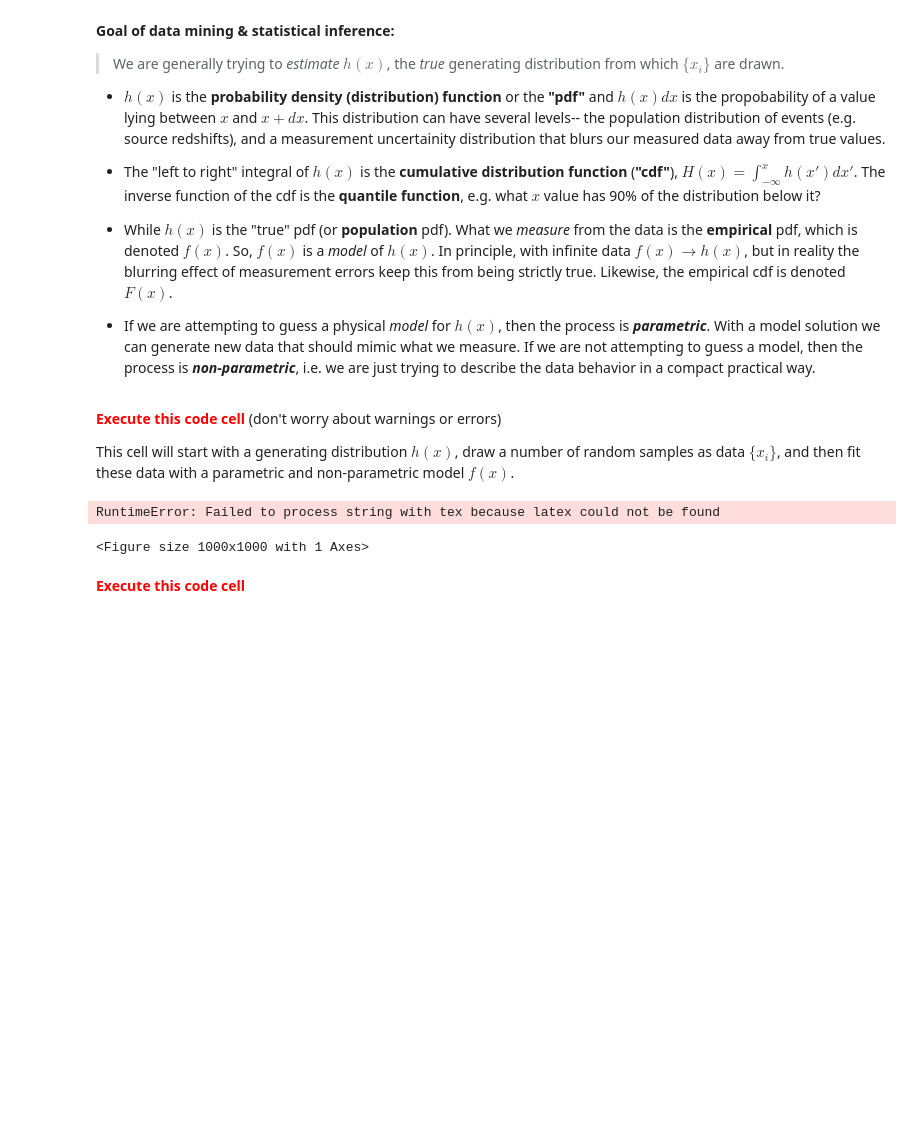
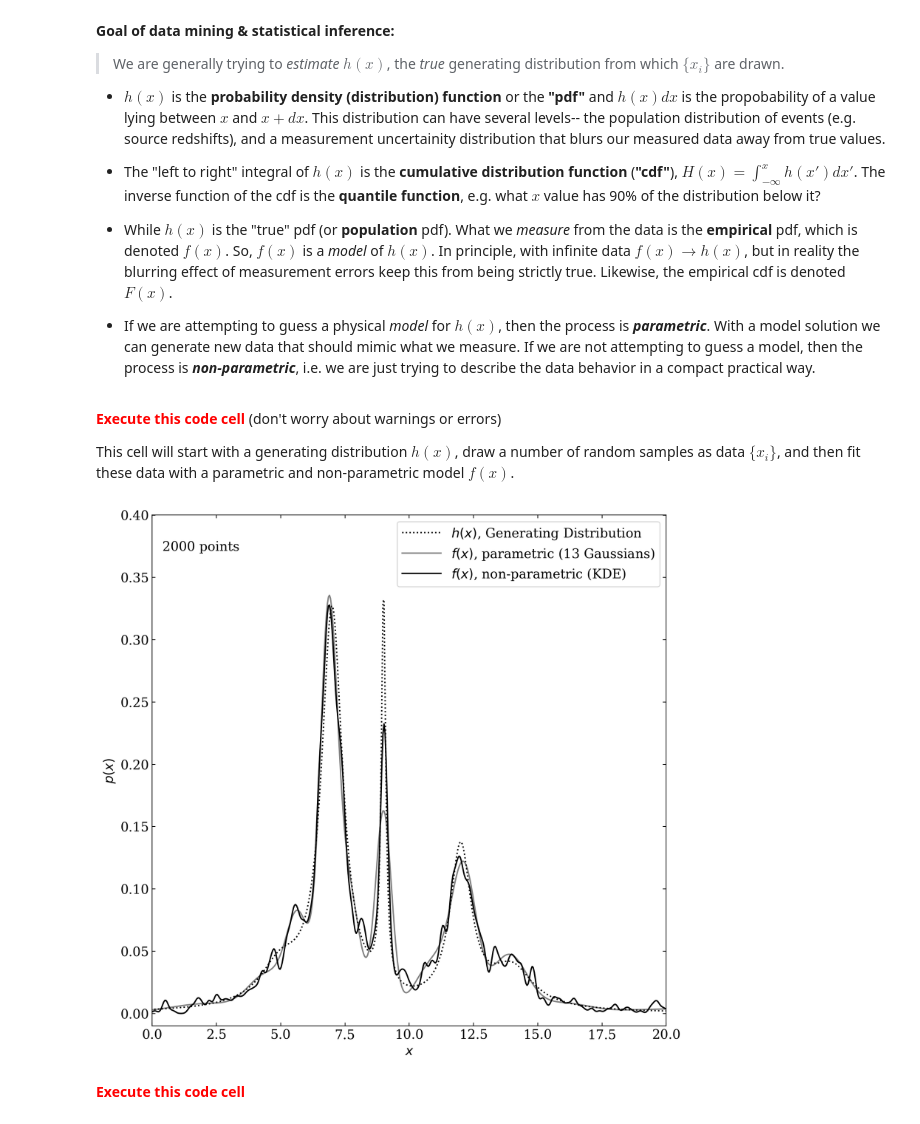
Before and after one commit to VanderbiltAstronomy/astr_8070_s25, a Jupyter notebook: coursework/student_folders/m_rizzosmith/lectures/Lecture_2_MikeRizzoSmith.ipynb, the cells around one changed output. Saved outputs shown, nothing was run; the diff lists cells and outputs as text; code cells hidden in the pictures; blank space fills up the shorter version.

```diff
--- a/coursework/student_folders/m_rizzosmith/lectures/Lecture_2_MikeRizzoSmith.ipynb
+++ b/coursework/student_folders/m_rizzosmith/lectures/Lecture_2_MikeRizzoSmith.ipynb
@@ -76,7 +76,7 @@ from sklearn.mixture import GaussianMixture
 # you can set usetex to False.
 if "setup_text_plots" not in globals():
     from astroML.plotting import setup_text_plots
-setup_text_plots(fontsize=14, usetex=True)
+setup_text_plots(fontsize=14, usetex=False)
 %config InlineBackend.figure_format='retina' # very useful command for high-res images
 
 #------------------------------------------------------------
@@ -105,35 +105,34 @@ xgrid = np.linspace(-10, 30, 1000)
 # Compute density with KDE
 kde = KernelDensity(bandwidth=0.1, kernel='gaussian')
 kde.fit(x[:, None])
 dens_kde = np.exp(kde.score_samples(xgrid[:, None]))
 
 # Compute density via Gaussian Mixtures using a pre-defined number of clusters (13)
 gmm = GaussianMixture(n_components=13).fit(x.reshape(-1, 1))
 logprob = gmm.score_samples(xgrid.reshape(-1, 1))
 fx = lambda j : np.exp(gmm.score_samples(j.reshape(-1, 1)))
 
 # plot the results
 ax.plot(xgrid, hx(xgrid), ':', color='black', zorder=3,
             label="$h(x)$, Generating Distribution")
 ax.plot(xgrid, fx(np.array(xgrid)), '-', color='gray',
             label="$f(x)$, parametric (13 Gaussians)")
 ax.plot(xgrid, dens_kde, '-', color='black', zorder=3,
             label="$f(x)$, non-parametric (KDE)")
 
 # label the plot
 ax.text(0.02, 0.95, "%i points" % N, ha='left', va='top',
             transform=ax.transAxes)
 ax.set_ylabel('$p(x)$',fontsize=14)
 ax.legend(loc='upper right')
 
 ax.set_xlabel('$x$',fontsize=14)
 ax.set_xlim(0, 20)
 ax.set_ylim(-0.01, 0.4001)
 
 plt.show()
 # %% [output]
-RuntimeError: Failed to process string with tex because latex could not be found
-<Figure size 1000x1000 with 1 Axes>
+[figure, added]
 # %% [markdown]
 <font color='red'>**Execute this code cell**</font>
 # %%
```
Also changed, not shown: parts of 5 cells of this notebook.
